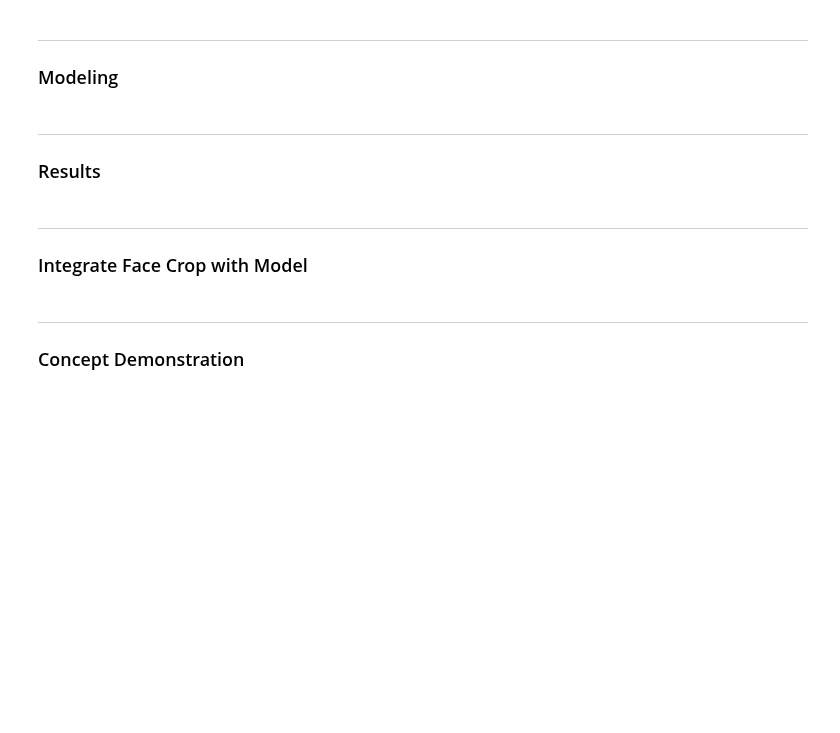
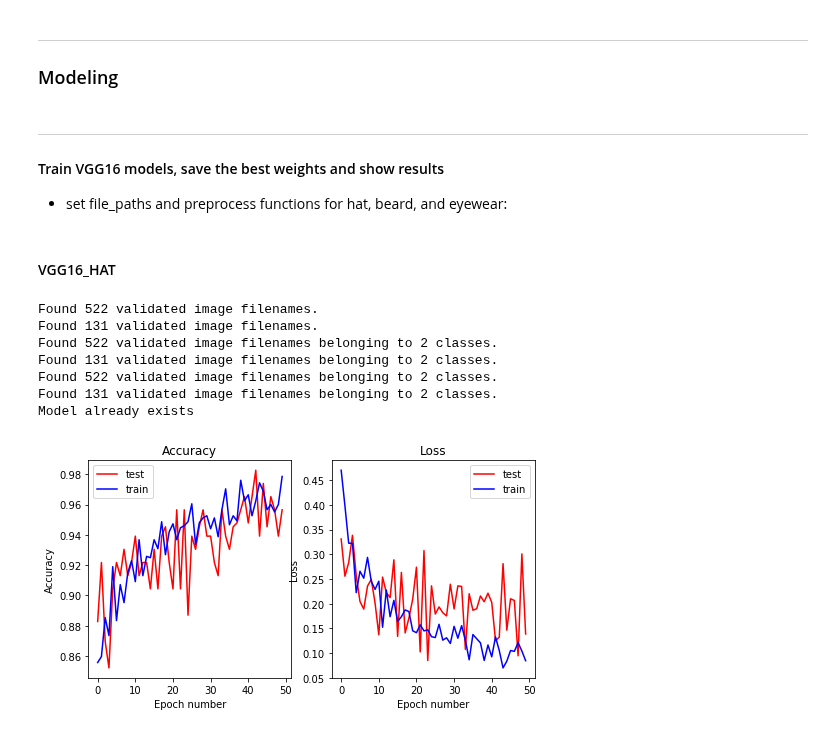
Before and after one commit to mzhou356/img2recommender, a Jupyter notebook: IMG2RECOMMENDER_summary_notebook.ipynb, the cells around one changed output. Cells and saved outputs as stored; diff of their text form; code cells hidden in the pictures; blank space fills up the shorter version.

```diff
--- a/IMG2RECOMMENDER_summary_notebook.ipynb
+++ b/IMG2RECOMMENDER_summary_notebook.ipynb
@@ -53,12 +119,45 @@ ModuleNotFoundError: No module named 'data_processing'
 # %% [markdown]
 ----
 ### Modeling
+# %% [markdown]
+----
+#### Train VGG16 models, save the best weights and show results
+* set file_paths and preprocess functions for hat, beard, and eyewear:
+# %%
+FILE_PATH1_HAT_V = '../tuning_data/VGG_16_tuning/bottleneck_train_hat.npy'
+FILE_PATH2_HAT_V = '../tuning_data/VGG_16_tuning/bottleneck_test_hat.npy'
+FILE_PATH3_HAT_V = '../tuning_data/VGG_16_tuning/top_model_weights_hat.h5'
+FILE_PATH4_HAT_V = '../tuning_data/VGG_16_tuning/best_vgg16_model_hat.h5'
+FILE_PATH1_BEARD_V = '../tuning_data/VGG_16_tuning/bottleneck_train_beard.npy'
+FILE_PATH2_BEARD_V = '../tuning_data/VGG_16_tuning/bottleneck_test_beard.npy'
+FILE_PATH3_BEARD_V = '../tuning_data/VGG_16_tuning/top_model_weights_beard.h5'
+FILE_PATH4_BEARD_V = '../tuning_data/VGG_16_tuning/best_vgg16_model_beard.h5'
+FILE_PATH1_EYEWEAR_V = '../tuning_data/VGG_16_tuning/bottleneck_train_eyewear.npy'
+FILE_PATH2_EYEWEAR_V = '../tuning_data/VGG_16_tuning/bottleneck_test_eyewear.npy'
+FILE_PATH3_EYEWEAR_V = '../tuning_data/VGG_16_tuning/top_model_weights_eyewear.h5'
+FILE_PATH4_EYEWEAR_V = '../tuning_data/VGG_16_tuning/best_vgg16_model_eyewear.h5'
+RESCALE_V = 1./255
+PROCESS_FUNC_V = vgg16_preprocess.preprocess_input
+DIM_V = 150
+VGG16_MODEL_PATH = '../tuning_data/VGG_16_tuning/vgg_model.json'
 # %% [markdown]
----
-### Results
+#### VGG16_HAT
-# %% [markdown]
----
-### Integrate Face Crop with Model
-# %% [markdown]
----
-### Concept Demonstration
+# %%
+# intialize classifier and tune hat Classifier
+hat_vgg16 = mte.BaseClassifier(
+    'hat', RESCALE_V, PROCESS_FUNC_V, DIM_V, VGG16, 'vgg16')
+hat_vgg16.save_bottleneck_features(FILE_PATH1_HAT_V, FILE_PATH2_HAT_V)
+hat_vgg16.train_top_model(50, FILE_PATH3_HAT_V, verbose=0)
+hat_vgg16.fine_tune_model(50, FILE_PATH4_HAT_V)
+# save model architecture just once
+hat_vgg16.save_model(VGG16_MODEL_PATH)
+hat_vgg16.plot_model_history()
+# %% [output]
+Found 522 validated image filenames.
+Found 131 validated image filenames.
+Found 522 validated image filenames belonging to 2 classes.
+Found 131 validated image filenames belonging to 2 classes.
+Found 522 validated image filenames belonging to 2 classes.
+Found 131 validated image filenames belonging to 2 classes.
+Model already exists
+[figure, added]
```
Also changed, not shown: parts of 35 cells of this notebook, 2 other files.
